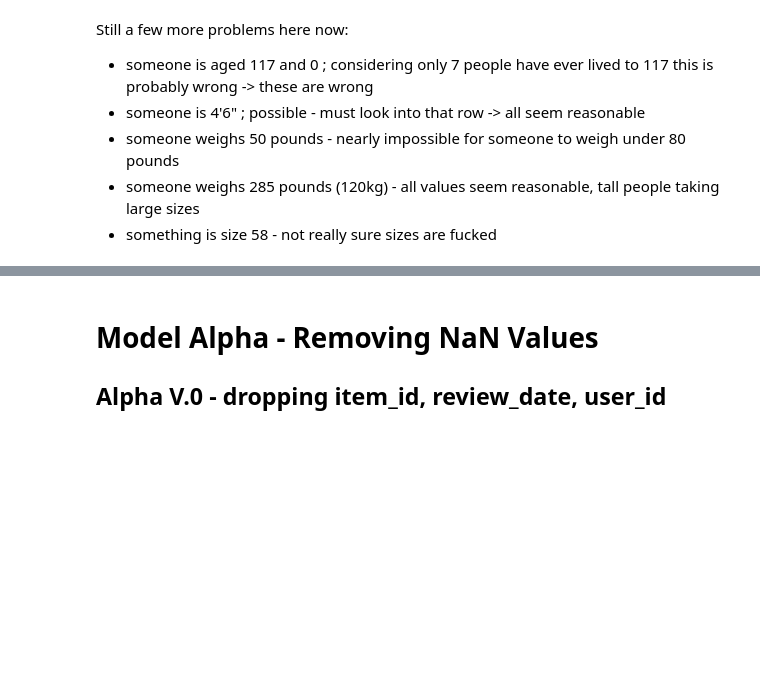
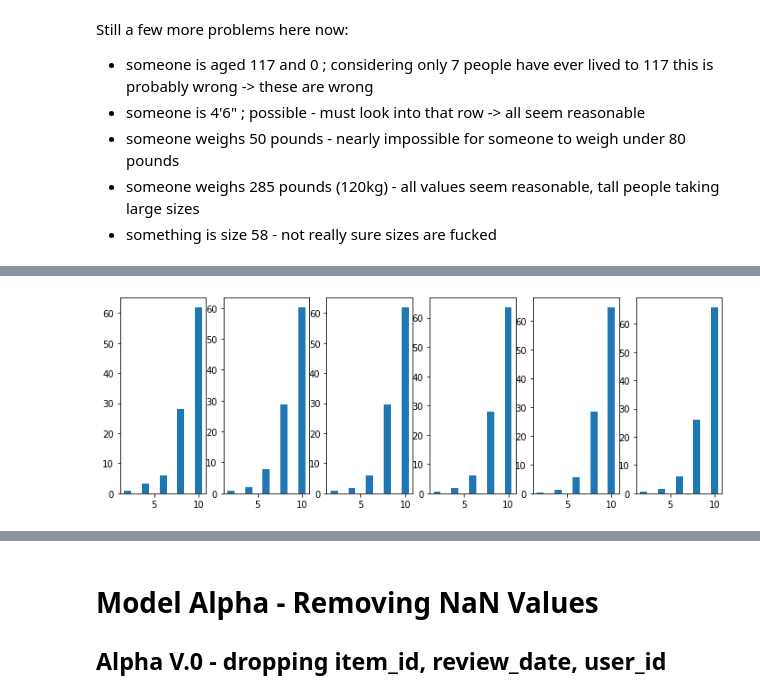
Before and after one commit to olanmccarthy/ai1_ca, a Jupyter notebook: ass1.ipynb, the cells around one changed output, grey strips where cells are left out. Drawn from its saved outputs; the diff is of its cells as text; code cells hidden in the pictures; blank space fills up the shorter version.

```diff
--- a/ass1.ipynb
+++ b/ass1.ipynb
@@ -307 +394,22 @@ df.shape
+# %%
+df_11 = df[df["year"] == "2011"]
+df_12 = df[df["year"] == "2012"]
+df_13 = df[df["year"] == "2013"]
+df_14 = df[df["year"] == "2014"]
+df_15 = df[df["year"] == "2015"]
+df_16 = df[df["year"] == "2016"]
+df_17 = df[df["year"] == "2017"]
+df_18 = df[df["year"] == "2018"]
+dataframes = [df_12, df_13, df_14, df_15, df_16, df_17]
+count = 161
+values = [2.0,4.0,6.0,8.0,10.0]
+plt.figure(figsize=(12, 4))
+for frame in dataframes:
+    amount = [((frame['rating'].value_counts()[x] / frame["rating"].count()) * 100) for x in values]
+    plt.subplot(count)
+    plt.bar(values, amount)
+    count += 1
+plt.show()
+# %% [output]
+[figure, added]
 # %% [markdown]
```
Also changed, not shown: parts of 47 cells of this notebook.
